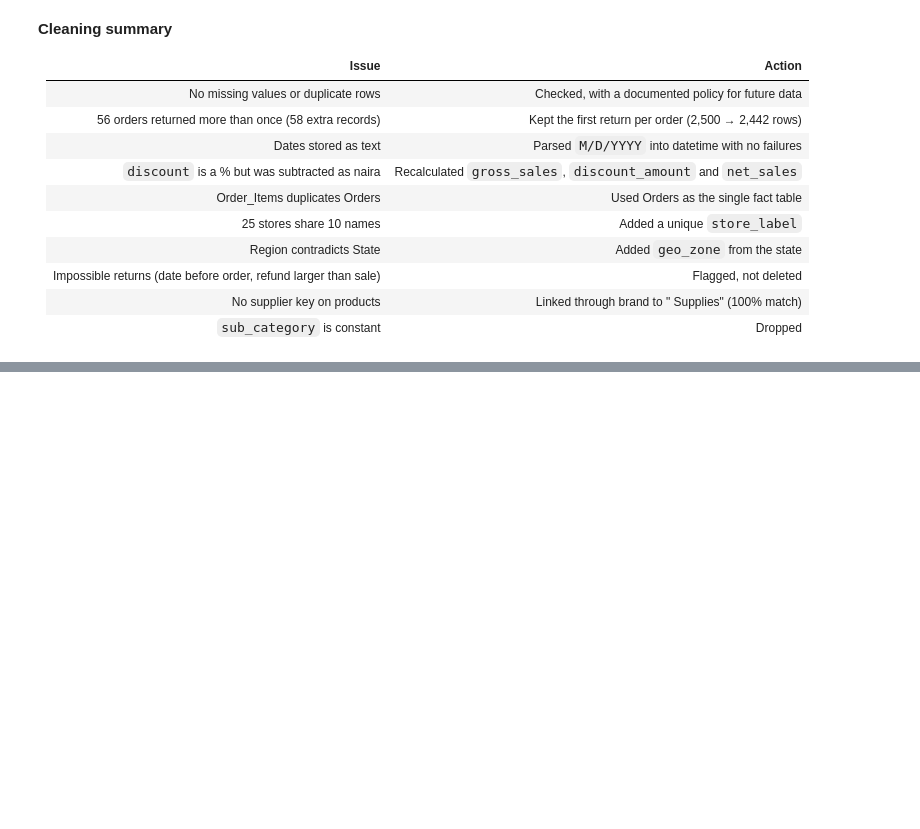
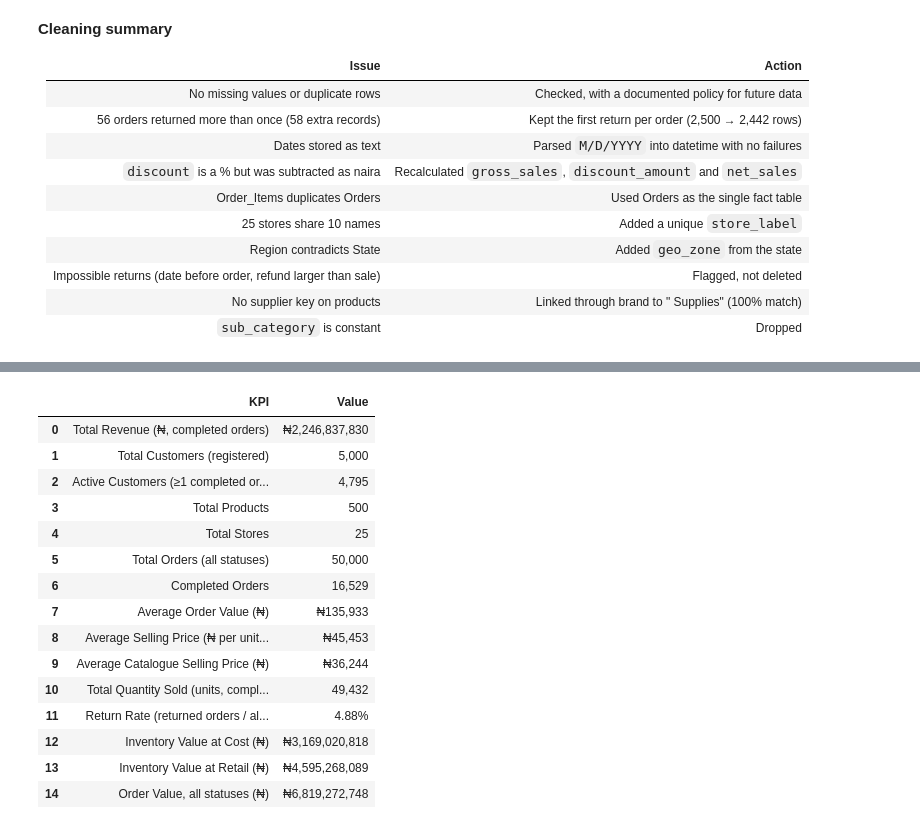
Before and after one commit to Mo-lemi/AnalystLab-Africa-Data-Science, a Jupyter notebook: Week1_DataScience_Project/Week1_EDA.ipynb, the cells around one changed output, grey strips where cells are left out. Cells and saved outputs as stored; diff of their text form; code cells hidden in the pictures; blank space fills up the shorter version.

```diff
--- a/Week1_DataScience_Project/Week1_EDA.ipynb
+++ b/Week1_DataScience_Project/Week1_EDA.ipynb
@@ -755,0 +779,54 @@ Saved: ['cleaning_log.csv', 'customers_clean.csv', 'employees_clean.csv', 'inven
+# %%
+def compute_kpis(sales: pd.DataFrame, t: dict) -> dict:
+    """Return the ten headline KPIs required by the brief (plus context)."""
+    done = sales[sales["is_completed"] == 1]
+    inventory = t["inventory"].merge(t["products"][["product_id", "cost_price", "selling_price"]], on="product_id")
+    return {
+        "Total Revenue (₦, completed orders)": done["net_sales"].sum(),
+        "Total Customers (registered)": t["customers"]["customer_id"].nunique(),
+        "Active Customers (≥1 completed order)": done["customer_id"].nunique(),
+        "Total Products": t["products"]["product_id"].nunique(),
+        "Total Stores": t["stores"]["store_id"].nunique(),
+        "Total Orders (all statuses)": sales["order_id"].nunique(),
+        "Completed Orders": done["order_id"].nunique(),
+        "Average Order Value (₦)": done["net_sales"].sum() / done["order_id"].nunique(),
+        "Average Selling Price (₦ per unit sold)": done["net_sales"].sum() / done["quantity"].sum(),
+        "Average Catalogue Selling Price (₦)": t["products"]["selling_price"].mean(),
+        "Total Quantity Sold (units, completed)": done["quantity"].sum(),
+        "Return Rate (returned orders / all orders)": sales["is_returned"].mean(),
+        "Inventory Value at Cost (₦)": (inventory["stock_on_hand"] * inventory["cost_price"]).sum(),
+        "Inventory Value at Retail (₦)": (inventory["stock_on_hand"] * inventory["selling_price"]).sum(),
+        "Order Value, all statuses (₦)": sales["net_sales"].sum(),
+    }
+
+
+kpis = compute_kpis(sales, clean)
+
+
+def fmt_kpi(name, value):
+    if "Rate" in name:
+        return f"{value:.2%}"
+    if "₦" in name:
+        return f"₦{value:,.0f}"
+    return f"{value:,.0f}"
+
+
+kpi_table = pd.DataFrame({"KPI": kpis.keys(), "Value": [fmt_kpi(k, v) for k, v in kpis.items()]})
+kpi_table
+# %% [output]
+|  | KPI | Value |
+| 0 | Total Revenue (₦, completed orders) | ₦2,246,837,830 |
+| 1 | Total Customers (registered) | 5,000 |
+| 2 | Active Customers (≥1 completed or... | 4,795 |
+| 3 | Total Products | 500 |
+| 4 | Total Stores | 25 |
+| 5 | Total Orders (all statuses) | 50,000 |
+| 6 | Completed Orders | 16,529 |
+| 7 | Average Order Value (₦) | ₦135,933 |
+| 8 | Average Selling Price (₦ per unit... | ₦45,453 |
+| 9 | Average Catalogue Selling Price (₦) | ₦36,244 |
+| 10 | Total Quantity Sold (units, compl... | 49,432 |
+| 11 | Return Rate (returned orders / al... | 4.88% |
+| 12 | Inventory Value at Cost (₦) | ₦3,169,020,818 |
+| 13 | Inventory Value at Retail (₦) | ₦4,595,268,089 |
+| 14 | Order Value, all statuses (₦) | ₦6,819,272,748 |
```
Also changed, not shown: parts of 7 cells of this notebook, 1 other file.
